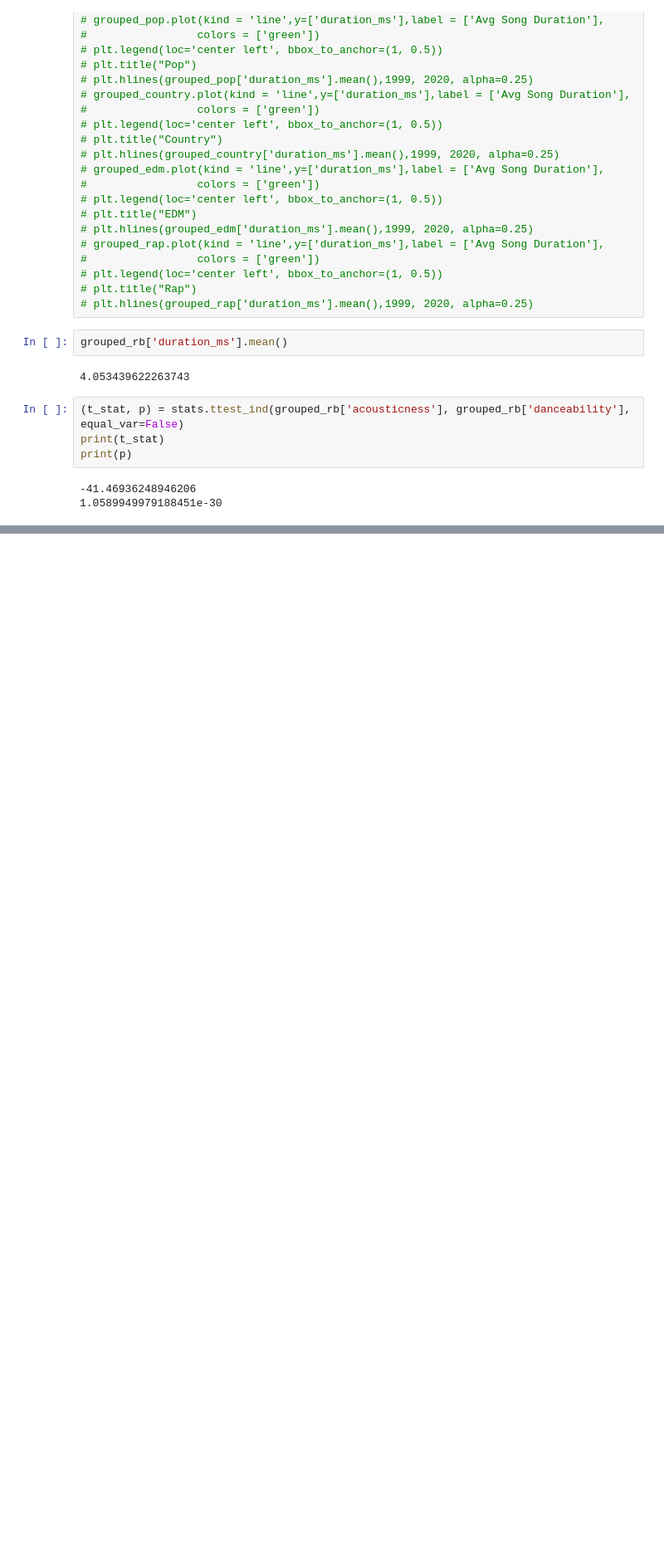
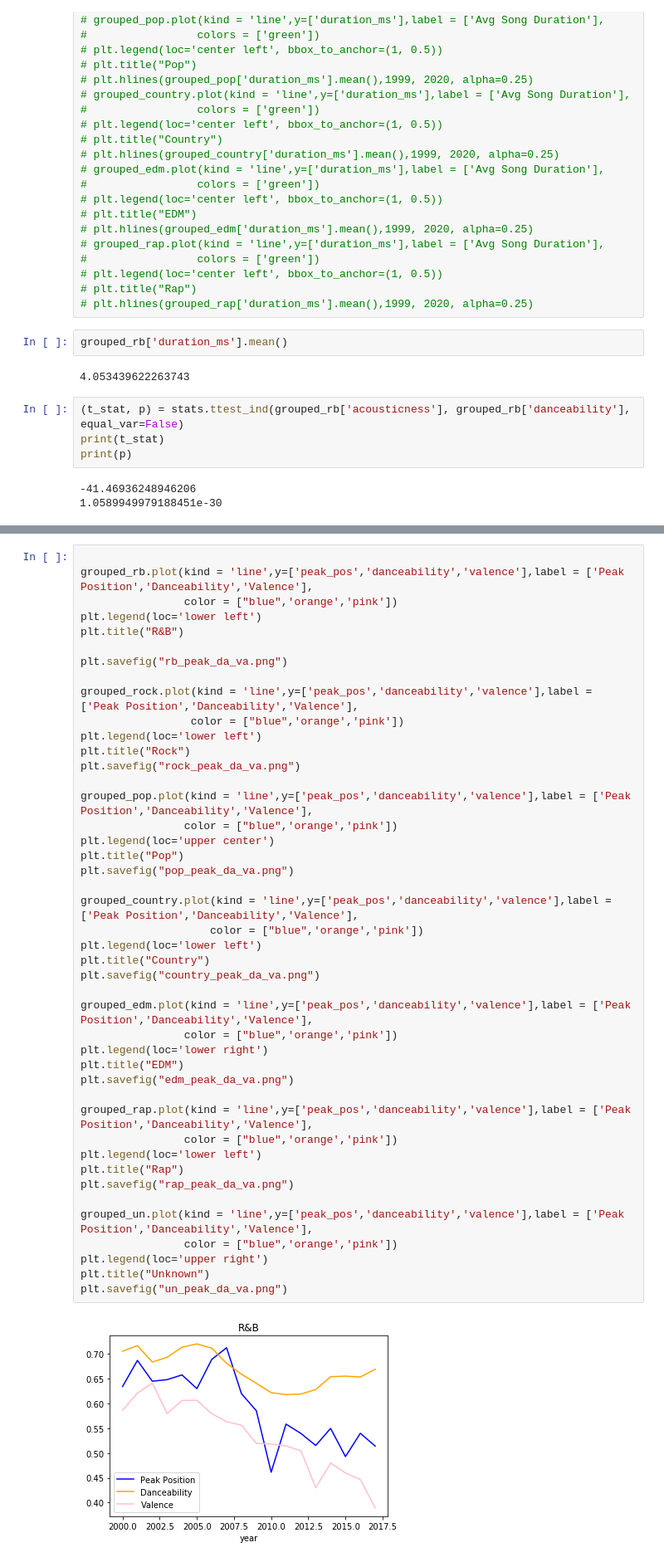
Before and after one commit to c-l-nguyen/hayleys-cosmic-songs, a Jupyter notebook: code/Spotify_Decade.ipynb, the cells around one changed output, grey strips where cells are left out. Shown at 83% size. Saved outputs shown, nothing was run; the diff lists cells and outputs as text; blank space fills up the shorter version.

```diff
--- a/code/Spotify_Decade.ipynb
+++ b/code/Spotify_Decade.ipynb
@@ -325,0 +335,46 @@ plt.savefig("song_dur.png")
+# %%
+
+grouped_rb.plot(kind = 'line',y=['peak_pos','danceability','valence'],label = ['Peak Position','Danceability','Valence'],
+                color = ["blue",'orange','pink'])
+plt.legend(loc='lower left')
+plt.title("R&B")
+
+plt.savefig("rb_peak_da_va.png")
+
+grouped_rock.plot(kind = 'line',y=['peak_pos','danceability','valence'],label = ['Peak Position','Danceability','Valence'],
+                 color = ["blue",'orange','pink'])
+plt.legend(loc='lower left')
+plt.title("Rock")
+plt.savefig("rock_peak_da_va.png")
+
+grouped_pop.plot(kind = 'line',y=['peak_pos','danceability','valence'],label = ['Peak Position','Danceability','Valence'],
+                color = ["blue",'orange','pink'])
+plt.legend(loc='upper center')
+plt.title("Pop")
+plt.savefig("pop_peak_da_va.png")
+
+grouped_country.plot(kind = 'line',y=['peak_pos','danceability','valence'],label = ['Peak Position','Danceability','Valence'],
+                    color = ["blue",'orange','pink'])
+plt.legend(loc='lower left')
+plt.title("Country")
+plt.savefig("country_peak_da_va.png")
+
+grouped_edm.plot(kind = 'line',y=['peak_pos','danceability','valence'],label = ['Peak Position','Danceability','Valence'],
+                color = ["blue",'orange','pink'])
+plt.legend(loc='lower right')
+plt.title("EDM")
+plt.savefig("edm_peak_da_va.png")
+
+grouped_rap.plot(kind = 'line',y=['peak_pos','danceability','valence'],label = ['Peak Position','Danceability','Valence'],
+                color = ["blue",'orange','pink'])
+plt.legend(loc='lower left')
+plt.title("Rap")
+plt.savefig("rap_peak_da_va.png")
+
+grouped_un.plot(kind = 'line',y=['peak_pos','danceability','valence'],label = ['Peak Position','Danceability','Valence'],
+                color = ["blue",'orange','pink'])
+plt.legend(loc='upper right')
+plt.title("Unknown")
+plt.savefig("un_peak_da_va.png")
+# %% [output]
+[figure, added]
```
Also changed, not shown: parts of 10 cells of this notebook, 28 other files.
